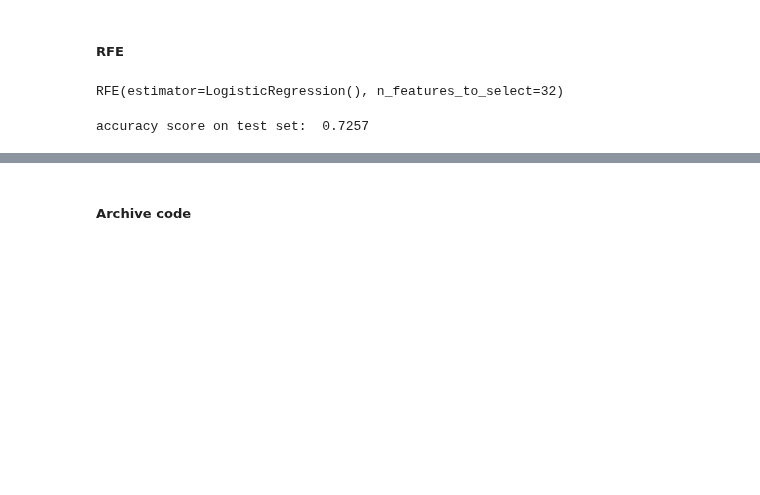
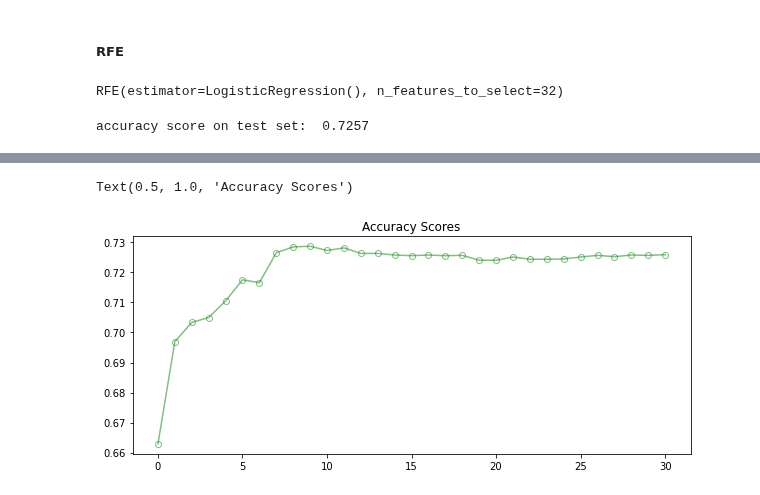
Before and after one commit to walthersy/DataScience-Portfolio, a Jupyter notebook: Portfolio 3.ipynb, the cells around one changed output, grey strips where cells are left out. Drawn from its saved outputs; the diff is of its cells as text; code cells hidden in the pictures; blank space fills up the shorter version.

Commit message:
accuracy scores plot

```diff
--- a/Portfolio 3.ipynb
+++ b/Portfolio 3.ipynb
@@ -416,7 +435,7 @@ Column: 30, Selected False, Rank: 2.000
 Column: 31, Selected True, Rank: 1.000
 # %%
 acc_scores = []
-for i in range(0,X_train.shape[1]):
+for i in range(1,X_train.shape[1]):
     clf = LogisticRegression()
     rfe = RFE(estimator=clf, n_features_to_select=i)
     # training model
@@ -433,2 +467,0 @@ ValueError: Found array with 0 feature(s) (shape=(36904, 0)) while a minimum of
-# %% [markdown]
-##### Archive code
@@ -456,0 +468,9 @@ result = logreg.fit(X_train, y_train)
+# %%
+plt.figure(figsize=(10,4))
+plt.plot(acc_scores, marker = 'o', color = 'g', alpha=.5,
+         markeredgewidth = 1 ,markeredgecolor = 'g', markerfacecolor = 'None')
+plt.title('Accuracy Scores')
+plt.
+# %% [output]
+Text(0.5, 1.0, 'Accuracy Scores')
+[figure, added]
```
Also changed, not shown: parts of 11 cells of this notebook.
